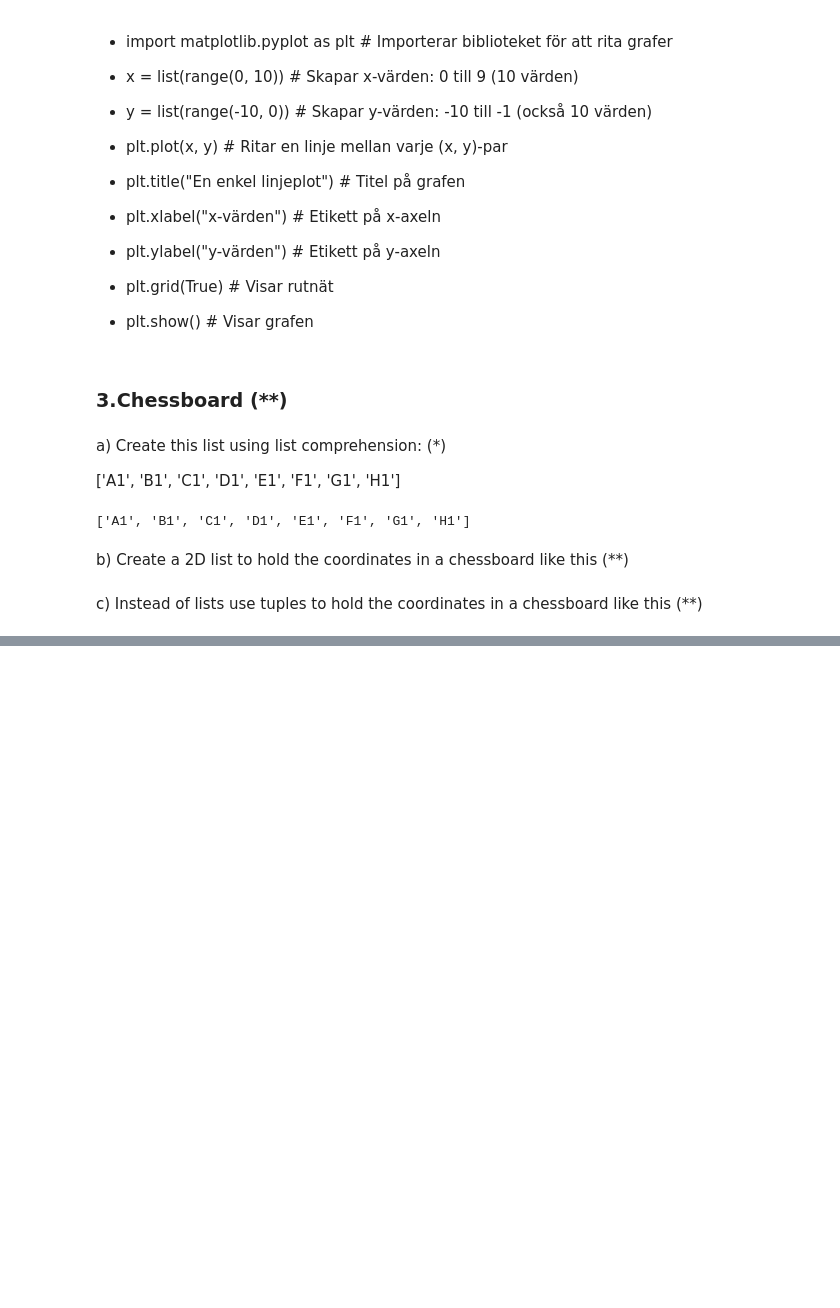
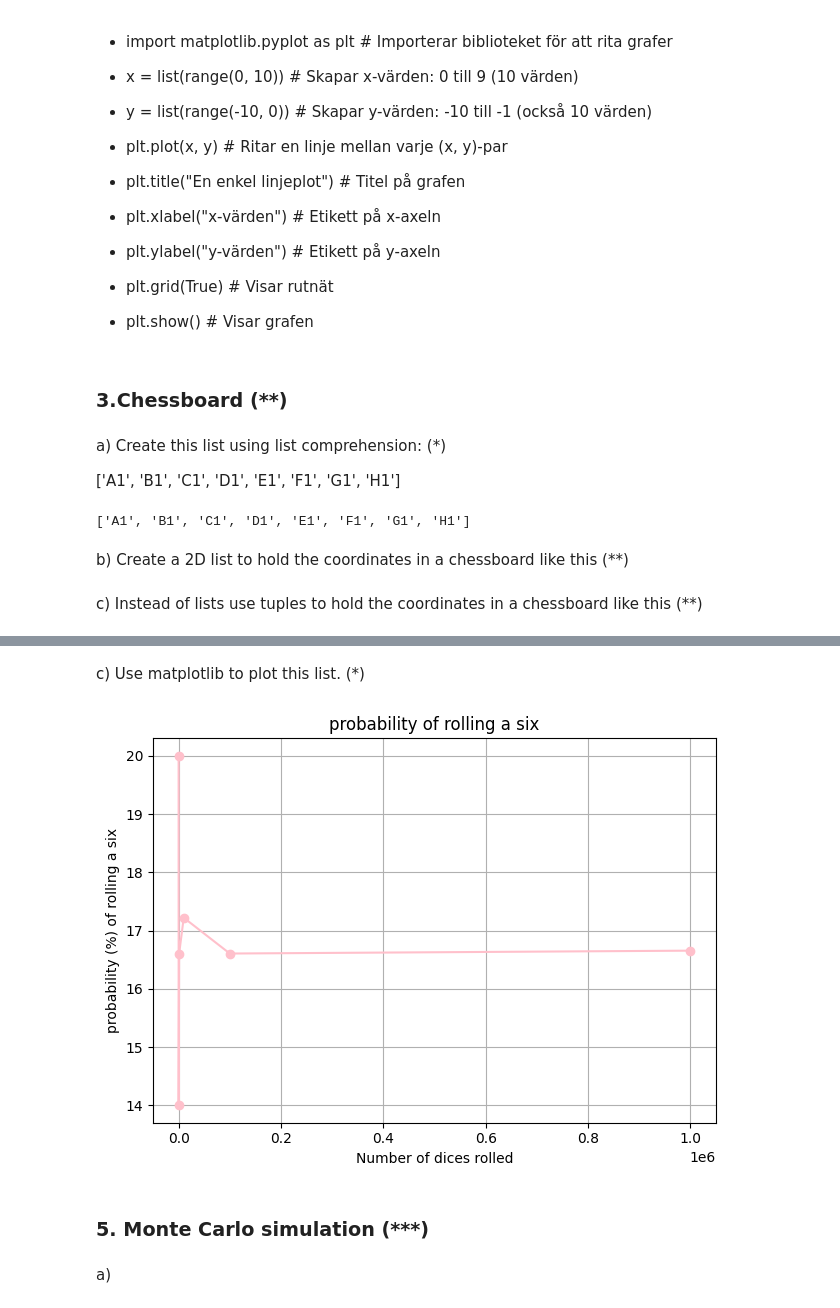
Before and after one commit to LisaYllander92/Python_DE25_Lisa_Yllander, a Jupyter notebook: exercises/03_sequences.ipynb, the cells around one changed output, grey strips where cells are left out. Saved outputs shown, nothing was run; the diff lists cells and outputs as text; code cells hidden in the pictures; blank space fills up the shorter version.

```diff
--- a/exercises/03_sequences.ipynb
+++ b/exercises/03_sequences.ipynb
@@ -185,0 +207,21 @@ for element in my_tuple:
+# %%
+
+test_rolls = [10, 100, 1000, 10000, 100000, 1000000] #list with numbers of dice rolls
+dice_list = [] #creats a list to store number of sixes
+
+probability_list = [] #to store probability values
+
+for dice_rolls in test_rolls: #loop through number of dice_rolls
+    num_sixes = 0
+    for i in range(dice_rolls):
+        dice = rnd.randint(1,6) #generates random numbers between 1-6
+        if dice == 6: #if there's a six:
+            num_sixes += 1
+    dice_list.append(num_sixes) #adding number of sixes to list in different index
+    probability_list.append((num_sixes / dice_rolls) * 100)
+
+print("| Test | Rolls     | Sixes   | Probability of getting a six |")
+print("|------|-----------|---------|------------------------------|")
+
+for i in range(len(test_rolls)):
+     print(f"| {i+1:<4} | {test_rolls[i]:<9} | {dice_list[i]:<7} | {probability_list[i]:.2f}         ")
@@ -185,0 +237,25 @@ for element in my_tuple:
+# %% [markdown]
+c) Use matplotlib to plot this list. (*)
+# %%
+import matplotlib.pyplot as plt #imports the library to draw grafs
+
+x = test_rolls
+y = probability_list
+
+plt.plot(x,y, marker = 'o', linestyle = '-', color = 'pink') #add marker for every data-dot
+
+plt.title("probability of rolling a six")
+plt.xlabel("Number of dices rolled")
+plt.ylabel("probability (%) of rolling a six")
+
+plt.grid(True) #makes it easier to read values
+
+plt.tight_layout() #adjustes the layout so that nothing it cut out
+
+plt.show()
+# %% [output]
+[figure, added]
+# %% [markdown]
+### 5. Monte Carlo simulation (***)
+# %% [markdown]
+a)
```
Also changed, not shown: parts of 7 cells of this notebook, 1 other file.
